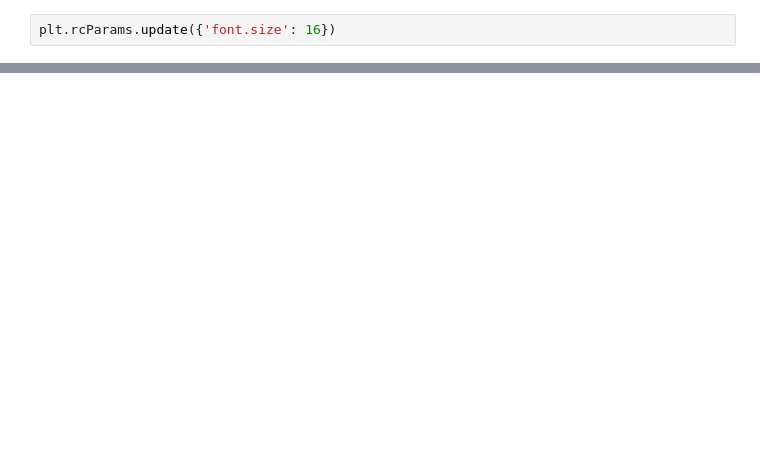
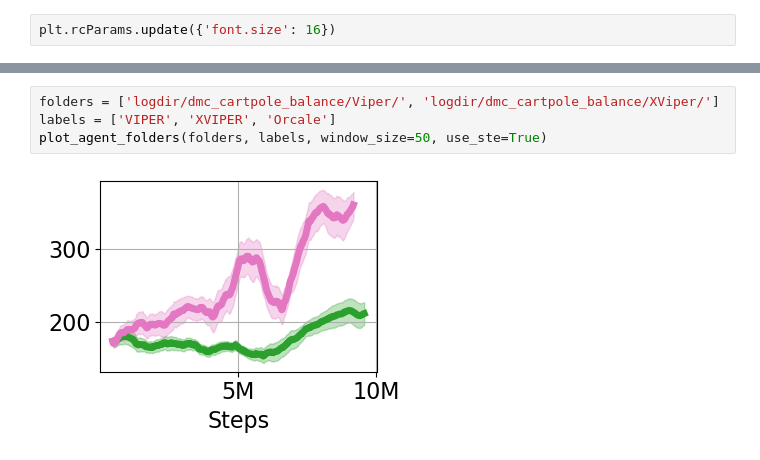
Before and after one commit to yangzhao-666/xiper, a Jupyter notebook: plot.ipynb, the cells around one changed output, grey strips where cells are left out. Drawn from its saved outputs; the diff is of its cells as text; blank space fills up the shorter version.

```diff
--- a/plot.ipynb
+++ b/plot.ipynb
@@ -73,0 +184,6 @@ plot_agent_scores(jsonl_paths, labels=["Viper", "X-Viper"])
+# %%
+folders = ['logdir/dmc_cartpole_balance/Viper/', 'logdir/dmc_cartpole_balance/XViper/']
+labels = ['VIPER', 'XVIPER', 'Orcale']
+plot_agent_folders(folders, labels, window_size=50, use_ste=True)
+# %% [output]
+[figure, added]
```
Also changed, not shown: parts of 12 cells of this notebook, 14 other files.
